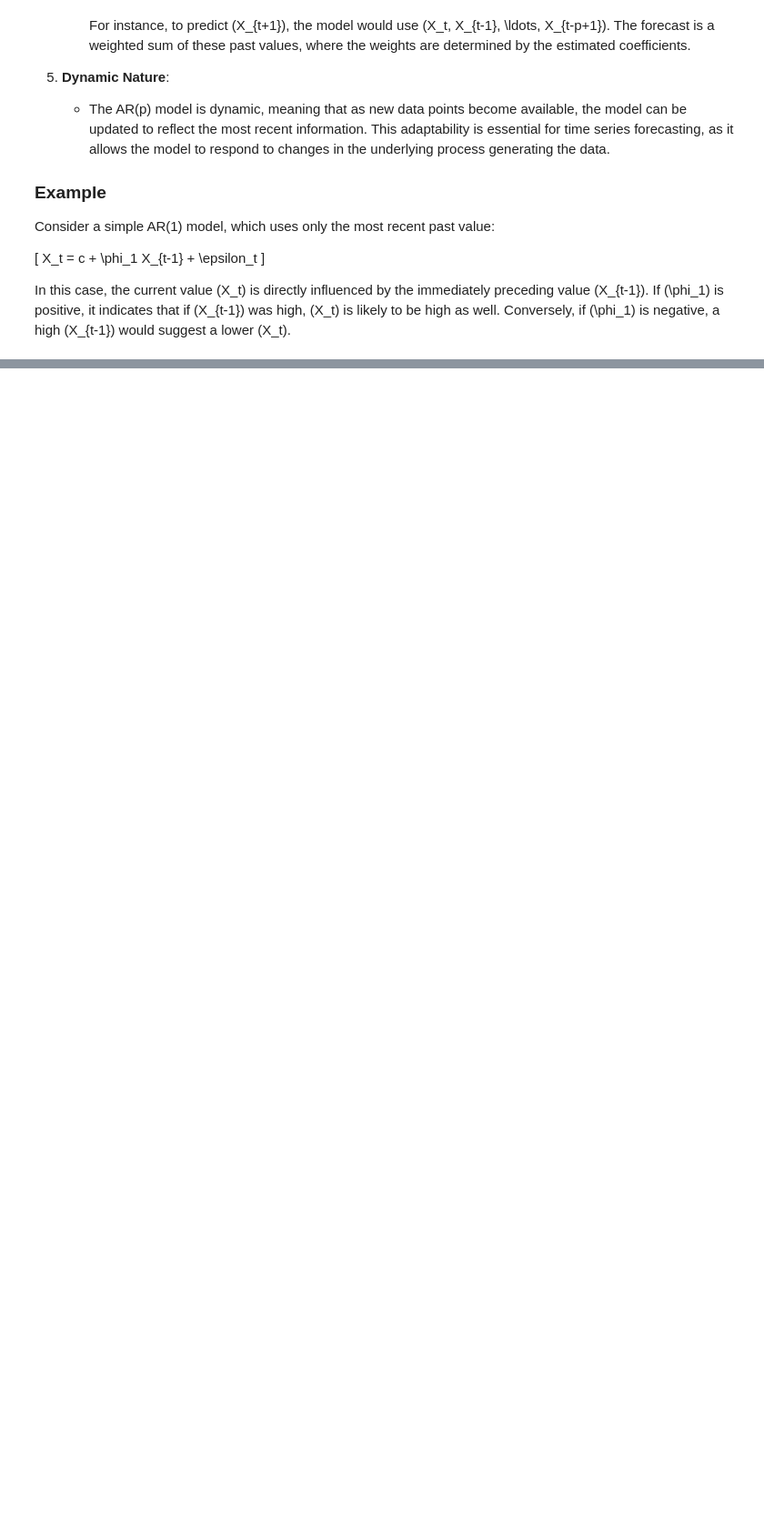
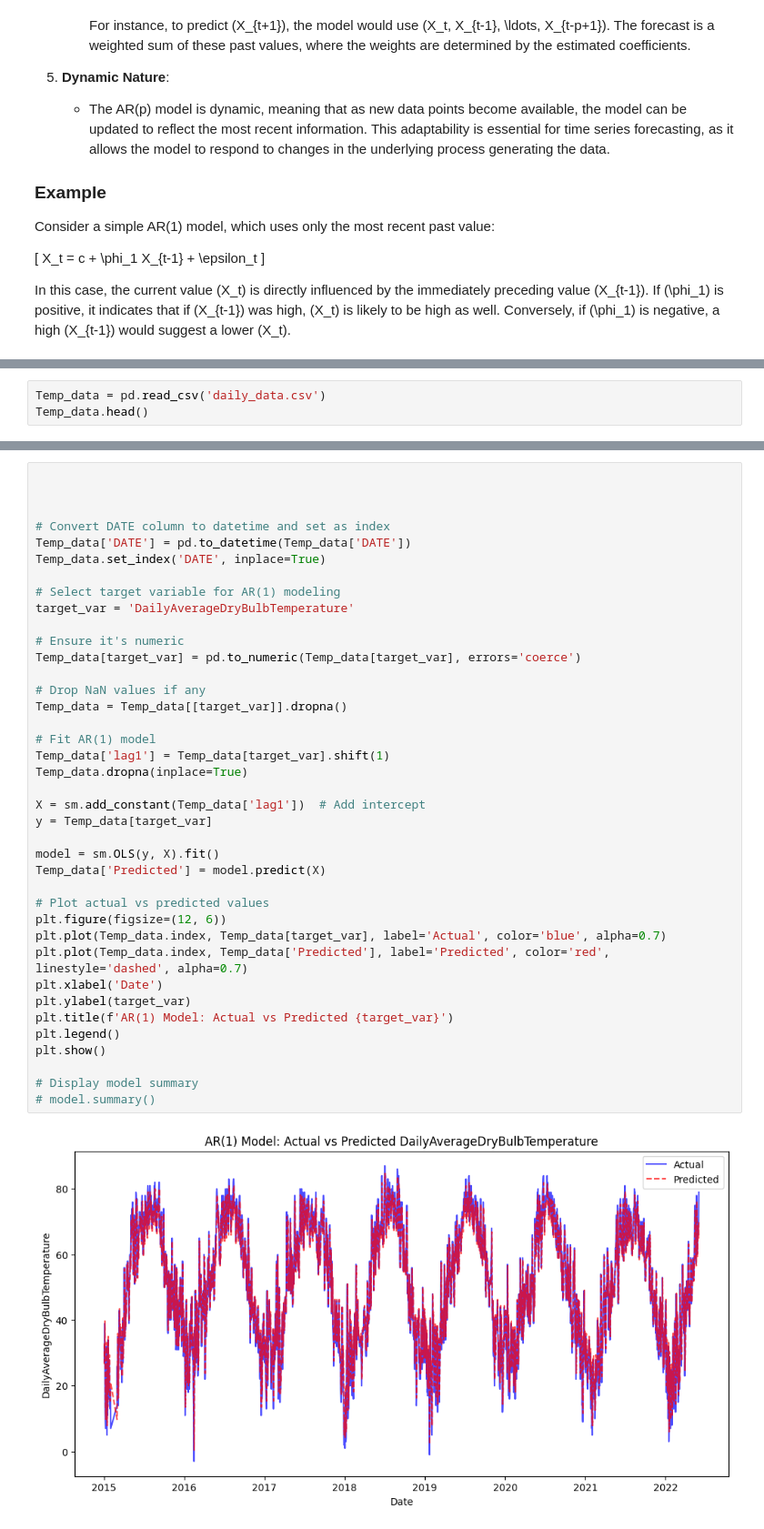
Before and after one commit to joyflorence/TIME-SERIES-AND-FORECASTING, a Jupyter notebook: practice/FORECASTING & STATISTICAL ANALYSIS/Statistical analysis.ipynb, the cells around one changed output, grey strips where cells are left out. Shown at 91% size. Cells and saved outputs as stored; diff of their text form; blank space fills up the shorter version.

```diff
--- a/practice/FORECASTING & STATISTICAL ANALYSIS/Statistical analysis.ipynb
+++ b/practice/FORECASTING & STATISTICAL ANALYSIS/Statistical analysis.ipynb
@@ -158,0 +164,3 @@ In this case, the current value \(X_t\) is directly influenced by the immediatel
+# %%
+Temp_data = pd.read_csv('daily_data.csv')
+Temp_data.head()
@@ -158,0 +177,41 @@ In this case, the current value \(X_t\) is directly influenced by the immediatel
+# %%
+
+
+
+# Convert DATE column to datetime and set as index
+Temp_data['DATE'] = pd.to_datetime(Temp_data['DATE'])
+Temp_data.set_index('DATE', inplace=True)
+
+# Select target variable for AR(1) modeling
+target_var = 'DailyAverageDryBulbTemperature'
+
+# Ensure it's numeric
+Temp_data[target_var] = pd.to_numeric(Temp_data[target_var], errors='coerce')
+
+# Drop NaN values if any
+Temp_data = Temp_data[[target_var]].dropna()
+
+# Fit AR(1) model
+Temp_data['lag1'] = Temp_data[target_var].shift(1)
+Temp_data.dropna(inplace=True)
+
+X = sm.add_constant(Temp_data['lag1'])  # Add intercept
+y = Temp_data[target_var]
+
+model = sm.OLS(y, X).fit()
+Temp_data['Predicted'] = model.predict(X)
+
+# Plot actual vs predicted values
+plt.figure(figsize=(12, 6))
+plt.plot(Temp_data.index, Temp_data[target_var], label='Actual', color='blue', alpha=0.7)
+plt.plot(Temp_data.index, Temp_data['Predicted'], label='Predicted', color='red', linestyle='dashed', alpha=0.7)
+plt.xlabel('Date')
+plt.ylabel(target_var)
+plt.title(f'AR(1) Model: Actual vs Predicted {target_var}')
+plt.legend()
+plt.show()
+
+# Display model summary
+# model.summary()
+# %% [output]
+[figure, added]
```
Also changed, not shown: parts of 30 cells of this notebook, 6 other files.
